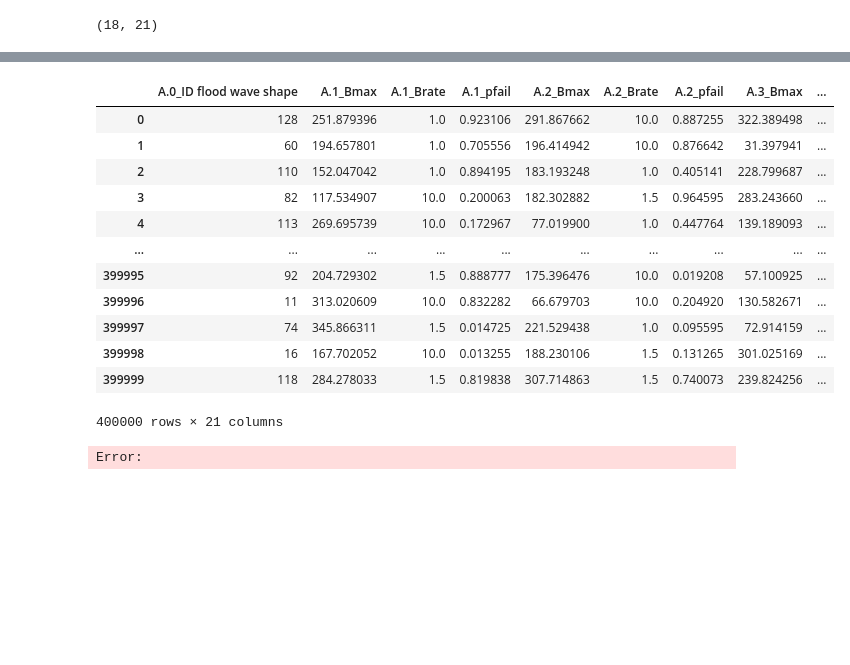
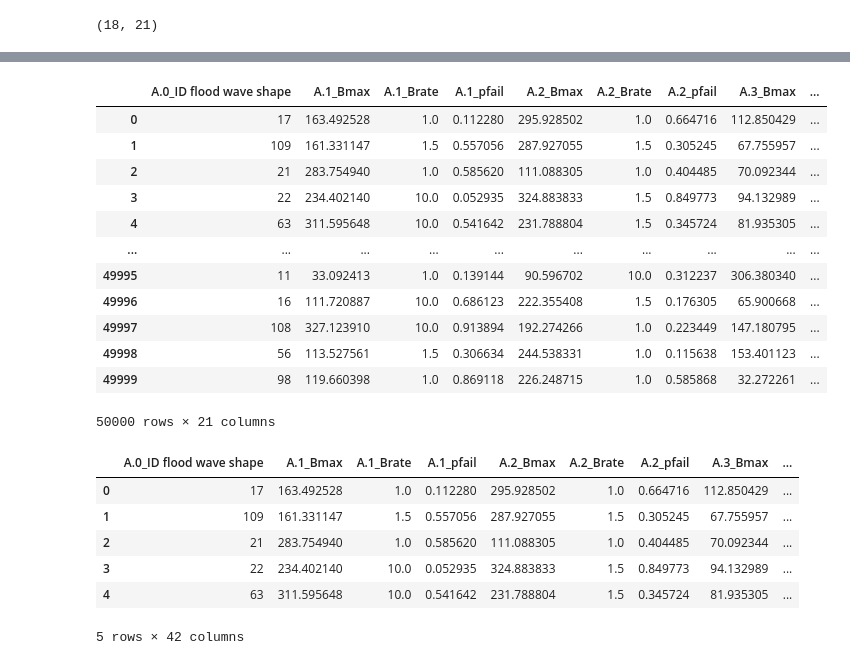
Before and after one commit to movephutthaphaiboon/epa141a-flood-policy-optimization-overijssel, a Jupyter notebook: final assignment/0_rachel_workbench.ipynb, the cells around one changed output, grey strips where cells are left out. Saved outputs shown, nothing was run; the diff lists cells and outputs as text; code cells hidden in the pictures; blank space fills up the shorter version.

```diff
--- a/final assignment/0_rachel_workbench.ipynb
+++ b/final assignment/0_rachel_workbench.ipynb
@@ -71,3 +34,4 @@ len(uncertainties), len(levers)
 # %%
-results = load_results('results/GSA_PF6_S500_P800_.tar.gz')
+results = load_results('results/GSA_PF6_S500_P100_.tar.gz')
+
 experiments, outcomes = results
@@ -105,19 +82,28 @@ print(np.unique(y, return_counts=True))
 # %%
-experiments.drop(columns=list(model.levers.keys()), inplace=True)
+x = experiments.drop(columns=list(model.levers.keys()))
+# %%
+x
+# %% [output]
+|  | A.0_ID flood wave shape | A.1_Bmax | A.1_Brate | A.1_pfail | A.2_Bmax | A.2_Brate | A.2_pfail | A.3_Bmax | ... |
+| 0 | 17 | 163.492528 | 1.0 | 0.112280 | 295.928502 | 1.0 | 0.664716 | 112.850429 | ... |
+| 1 | 109 | 161.331147 | 1.5 | 0.557056 | 287.927055 | 1.5 | 0.305245 | 67.755957 | ... |
+| 2 | 21 | 283.754940 | 1.0 | 0.585620 | 111.088305 | 1.0 | 0.404485 | 70.092344 | ... |
+| 3 | 22 | 234.402140 | 10.0 | 0.052935 | 324.883833 | 1.5 | 0.849773 | 94.132989 | ... |
+| 4 | 63 | 311.595648 | 10.0 | 0.541642 | 231.788804 | 1.5 | 0.345724 | 81.935305 | ... |
+| ... | ... | ... | ... | ... | ... | ... | ... | ... | ... |
+| 49995 | 11 | 33.092413 | 1.0 | 0.139144 | 90.596702 | 10.0 | 0.312237 | 306.380340 | ... |
+| 49996 | 16 | 111.720887 | 10.0 | 0.686123 | 222.355408 | 1.5 | 0.176305 | 65.900668 | ... |
+| 49997 | 108 | 327.123910 | 10.0 | 0.913894 | 192.274266 | 1.0 | 0.223449 | 147.180795 | ... |
+| 49998 | 56 | 113.527561 | 1.5 | 0.306634 | 244.538331 | 1.0 | 0.115638 | 153.401123 | ... |
+| 49999 | 98 | 119.660398 | 1.0 | 0.869118 | 226.248715 | 1.0 | 0.585868 | 32.272261 | ... |
+50000 rows × 21 columns
 # %%
-experiments
+experiments.head()
 # %% [output]
 |  | A.0_ID flood wave shape | A.1_Bmax | A.1_Brate | A.1_pfail | A.2_Bmax | A.2_Brate | A.2_pfail | A.3_Bmax | ... |
-| 0 | 128 | 251.879396 | 1.0 | 0.923106 | 291.867662 | 10.0 | 0.887255 | 322.389498 | ... |
-| 1 | 60 | 194.657801 | 1.0 | 0.705556 | 196.414942 | 10.0 | 0.876642 | 31.397941 | ... |
-| 2 | 110 | 152.047042 | 1.0 | 0.894195 | 183.193248 | 1.0 | 0.405141 | 228.799687 | ... |
-| 3 | 82 | 117.534907 | 10.0 | 0.200063 | 182.302882 | 1.5 | 0.964595 | 283.243660 | ... |
-| 4 | 113 | 269.695739 | 10.0 | 0.172967 | 77.019900 | 1.0 | 0.447764 | 139.189093 | ... |
-| ... | ... | ... | ... | ... | ... | ... | ... | ... | ... |
-| 399995 | 92 | 204.729302 | 1.5 | 0.888777 | 175.396476 | 10.0 | 0.019208 | 57.100925 | ... |
-| 399996 | 11 | 313.020609 | 10.0 | 0.832282 | 66.679703 | 10.0 | 0.204920 | 130.582671 | ... |
-| 399997 | 74 | 345.866311 | 1.5 | 0.014725 | 221.529438 | 1.0 | 0.095595 | 72.914159 | ... |
-| 399998 | 16 | 167.702052 | 10.0 | 0.013255 | 188.230106 | 1.5 | 0.131265 | 301.025169 | ... |
-| 399999 | 118 | 284.278033 | 1.5 | 0.819838 | 307.714863 | 1.5 | 0.740073 | 239.824256 | ... |
+| 0 | 17 | 163.492528 | 1.0 | 0.112280 | 295.928502 | 1.0 | 0.664716 | 112.850429 | ... |
+| 1 | 109 | 161.331147 | 1.5 | 0.557056 | 287.927055 | 1.5 | 0.305245 | 67.755957 | ... |
+| 2 | 21 | 283.754940 | 1.0 | 0.585620 | 111.088305 | 1.0 | 0.404485 | 70.092344 | ... |
+| 3 | 22 | 234.402140 | 10.0 | 0.052935 | 324.883833 | 1.5 | 0.849773 | 94.132989 | ... |
+| 4 | 63 | 311.595648 | 10.0 | 0.541642 | 231.788804 | 1.5 | 0.345724 | 81.935305 | ... |
-400000 rows × 21 columns
+5 rows × 42 columns
-Error:
```
Also changed, not shown: parts of 24 cells of this notebook, 7 other files.
